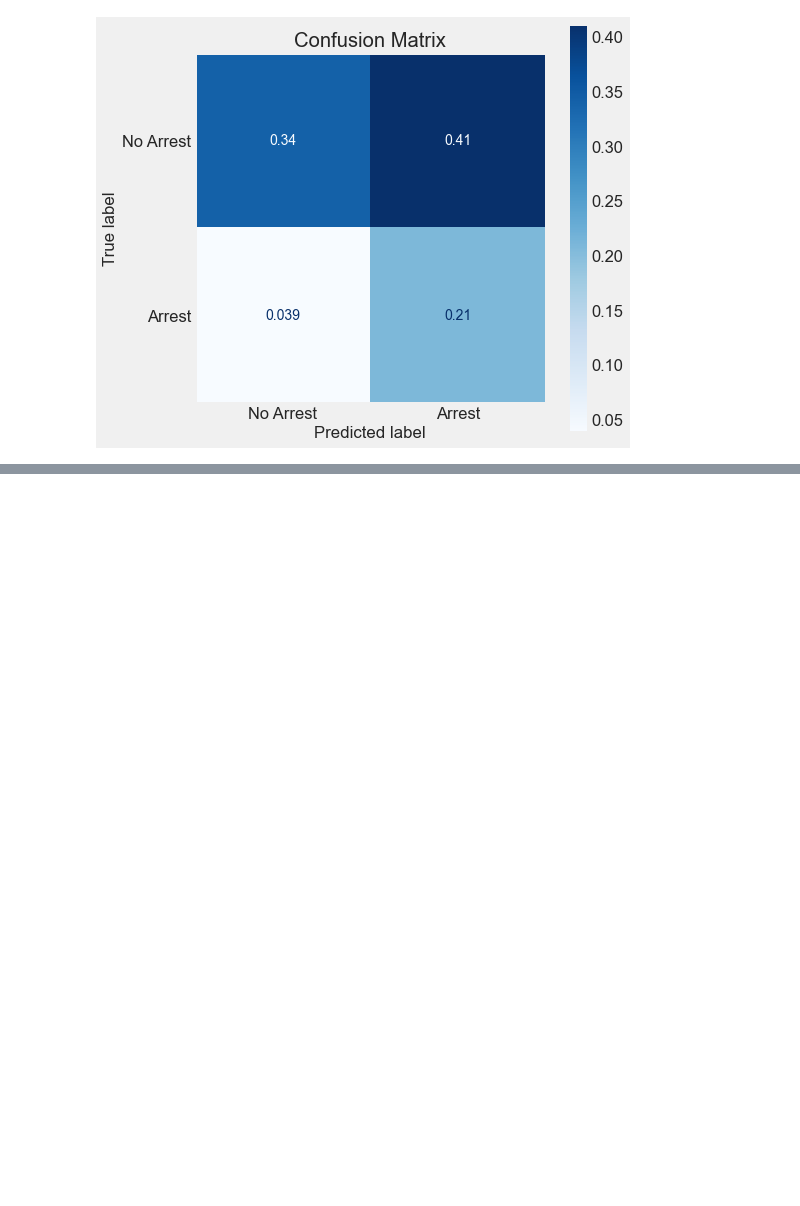
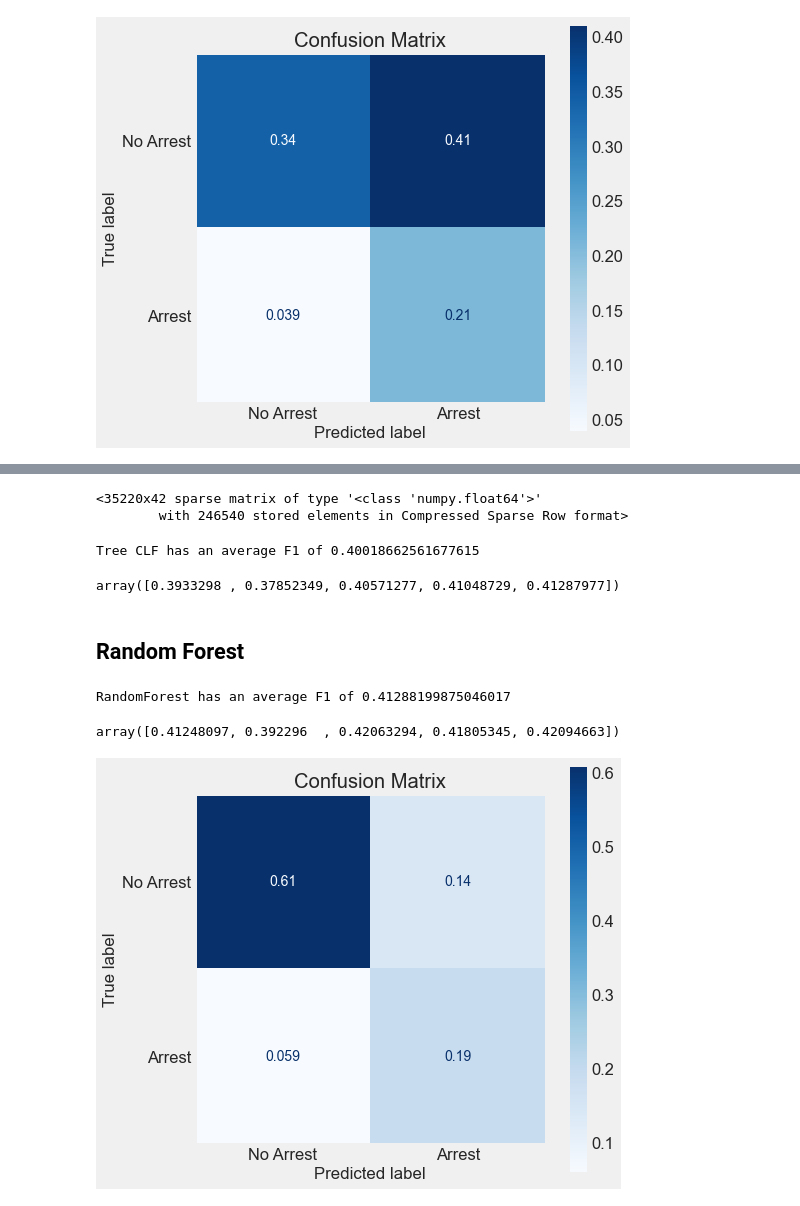
Before and after one commit to jeffreyhwatson/terry_stops_project, a Jupyter notebook: notebooks/exploratory/engineering.ipynb, the cells around one changed output, grey strips where cells are left out. Cells and saved outputs as stored; diff of their text form; code cells hidden in the pictures; blank space fills up the shorter version.

```diff
--- a/notebooks/exploratory/engineering.ipynb
+++ b/notebooks/exploratory/engineering.ipynb
@@ -264,0 +309,7 @@ f.confusion(lr_smote, X_train, y_train)
+# %%
+X_train, X_test, y_train, y_test = f.splitter(X,y)
+# %%
+preprocessing.fit_transform(X_train)
+# %% [output]
+<35220x42 sparse matrix of type '<class 'numpy.float64'>'
+        with 246540 stored elements in Compressed Sparse Row format>
@@ -264,0 +320,20 @@ f.confusion(lr_smote, X_train, y_train)
+# %%
+modeling.report(dt_pipeline, X_train, y_train, 'Tree CLF', 'Tree w/ SMOTE')
+# %% [output]
+Tree CLF has an average F1 of 0.40018662561677615
+array([0.3933298 , 0.37852349, 0.40571277, 0.41048729, 0.41287977])
+# %% [markdown]
+## Random Forest
+# %%
+RF = RandomForestClassifier()
+# %%
+rf_pipeline = make_sm_pipeline(preprocessing, sm, RF)
+# %%
+modeling.report(rf_pipeline, X_train, y_train, 'RandomForest', 'Forest w/ SMOTE')
+# %% [output]
+RandomForest has an average F1 of 0.41288199875046017
+array([0.41248097, 0.392296  , 0.42063294, 0.41805345, 0.42094663])
+# %%
+f.confusion(rf_pipeline, X_train, y_train)
+# %% [output]
+[figure, added]
```
Also changed, not shown: parts of 29 cells of this notebook, 1 other file.
